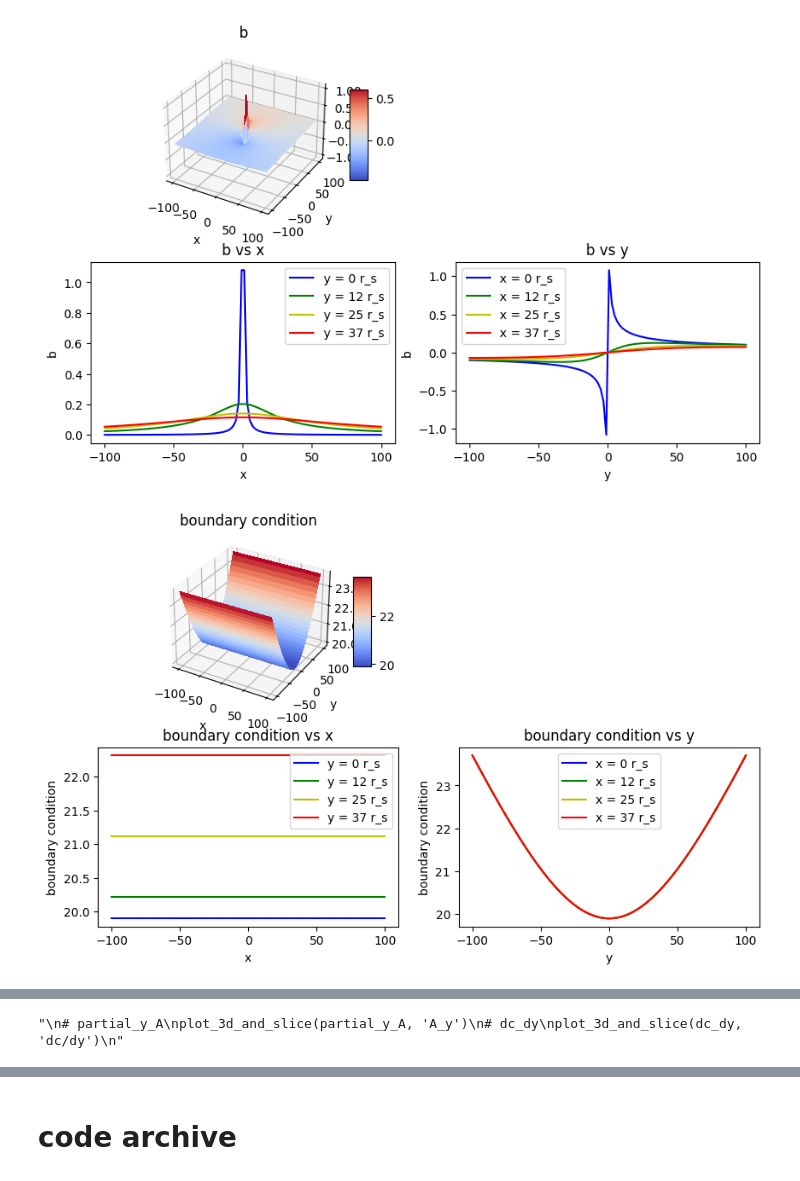
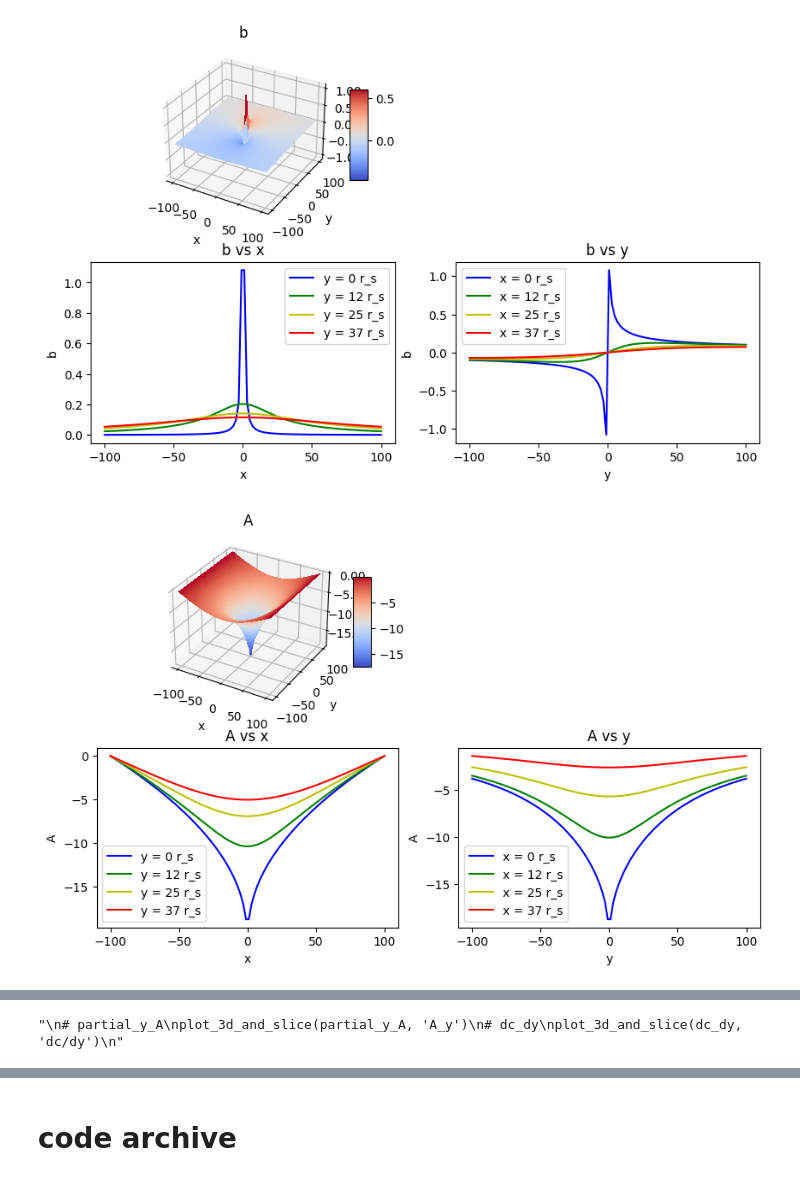
Before and after one commit to NagisaKanno/Embedding-PDE-beta, a Jupyter notebook: copy_embedding_pde_Mar19.ipynb, the cells around one changed output, grey strips where cells are left out. Drawn from its saved outputs; the diff is of its cells as text; code cells hidden in the pictures.

Commit message:
Add expected surface plot

```diff
--- a/copy_embedding_pde_Mar19.ipynb
+++ b/copy_embedding_pde_Mar19.ipynb
@@ -135,32 +135,32 @@ def plot_3d_and_slice(surface, surface_name):
          ax_slicex.plot(x_axis, surface[int(len(surface)*(1/2 + i/2/num_slices))], color[i], label=f'y = {int(100*i/2/num_slices)} r_s')
          ax_slicex.set(xlabel='x', ylabel=surface_name, title=f'{surface_name} vs x')
          ax_slicey.plot(y_axis, surface[:,int(len(surface)*(1/2 + i/2/num_slices))], color[i], label=f'x = {int(100*i/2/num_slices)} r_s')
          ax_slicey.set(xlabel='y', ylabel=surface_name, title=f'{surface_name} vs y')
     ax_slicex.legend()
     ax_slicey.legend()
 
     plt.tight_layout
     plt.show()
     return None
 # a
 plot_3d_and_slice(a, 'a')
 # b
 plot_3d_and_slice(b, 'b')
 # A
-# plot_3d_and_slice(A, 'A')
+plot_3d_and_slice(A, 'A')
 # boundary condition
 plot_3d_and_slice(boundary_condition, 'boundary condition')
 # Z
 plot_3d_and_slice(Z, 'Z')
 # c(y)
 plot_3d_and_slice(c_check, 'c(y)')
 '''
 # partial_y_A
 plot_3d_and_slice(partial_y_A, 'A_y')
 # dc_dy
 plot_3d_and_slice(dc_dy, 'dc/dy')
 '''
 # %% [output]
 [figure]
 [figure]
-[figure, old version]
+[figure, new version]
```
Also changed, not shown: parts of 2 cells of this notebook.
